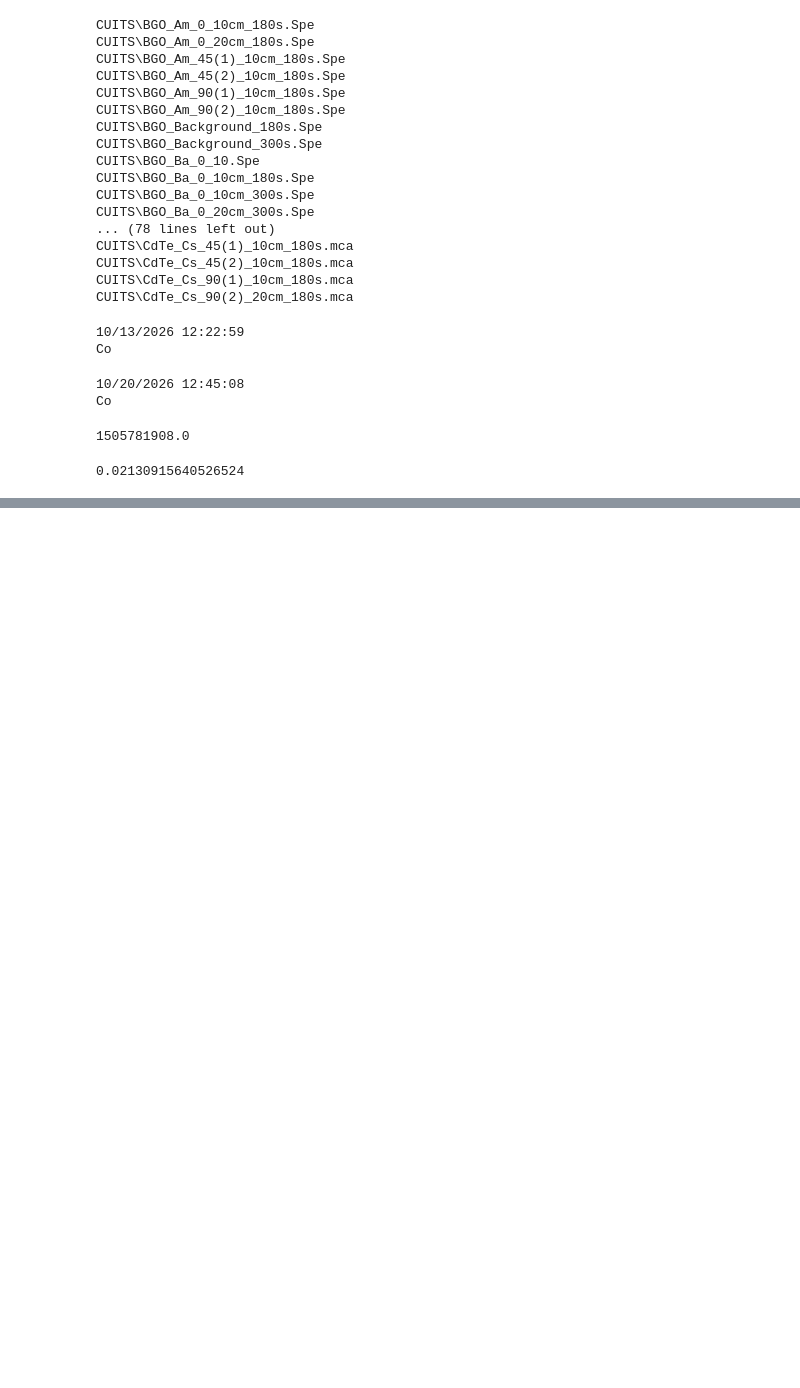
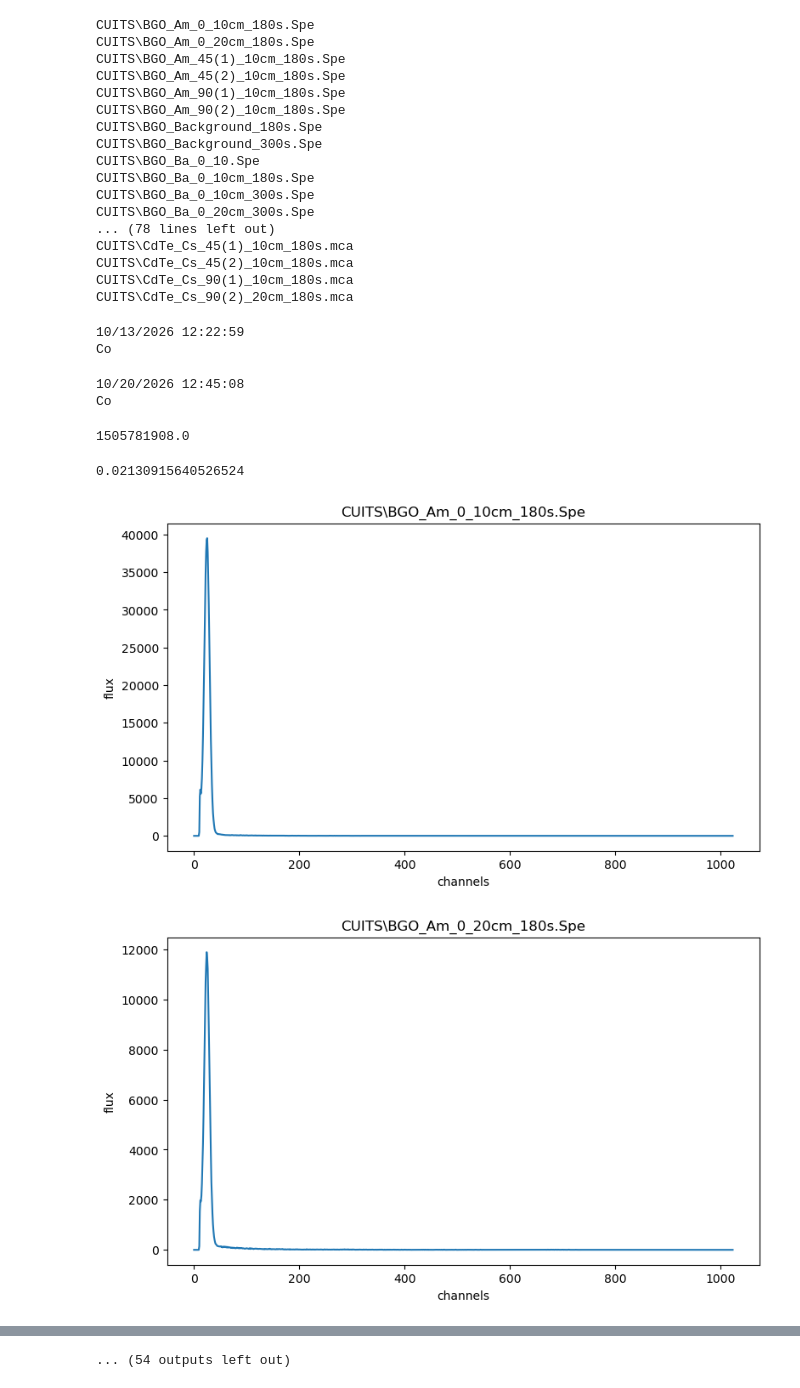
Before and after one commit to tcoleman-ucd/Radiation-Lab-CUTIS-, a Jupyter notebook: mca file opener.ipynb, the cells around one changed output, grey strips where cells are left out. Saved outputs shown, nothing was run; the diff lists cells and outputs as text; code cells hidden in the pictures; blank space fills up the shorter version.

```diff
--- a/mca file opener.ipynb
+++ b/mca file opener.ipynb
@@ -256,3 +256,49 @@ act = source_activity(datee, isotope)
 print(act)
 # %% [output]
 0.02130915640526524
+# %%
+import matplotlib.pyplot as plt
+import numpy as np
+import math as m
+from pathlib import Path
+import pandas as pd
+
+here = Path('.')
+for file in here.rglob('*.Spe'):
+    with open(file, 'r') as spectrum_file:
+        spectrum_data = spectrum_file.readlines()
+
+
+    flux_list = []
+    is_data_reached = False
+    for line in spectrum_data:
+        line = line.strip()        #It'll remove next line jump in readline
+        lines = [line.replace(' ', '') for line in line]
+        if line == "$DATA:":
+            is_data_reached = True   #this will tell the loop do operations after Data line is reached
+            continue
+        if line == "$ROI:":
+            break
+        if is_data_reached:
+            if line == "0 1023":
+                continue
+            flux_list.append(float(line.split(",")[0]))
+
+
+
+    plt.close("all")
+
+    channels = list(range(len(flux_list)))
+
+    fig, ax = plt.subplots(figsize=(9,5))
+
+    ax.plot(channels, flux_list)
+
+    ax.set_xlabel("channels")
+    ax.set_ylabel("flux")
+    plt.title(file)
+
+    plt.show()
+# %% [output]
+[figure, added]
+[figure, added]
@@ -258,0 +315 @@ print(act)
+... (54 outputs left out)
```
Also changed, not shown: parts of 1 cell of this notebook, 1 other file.
